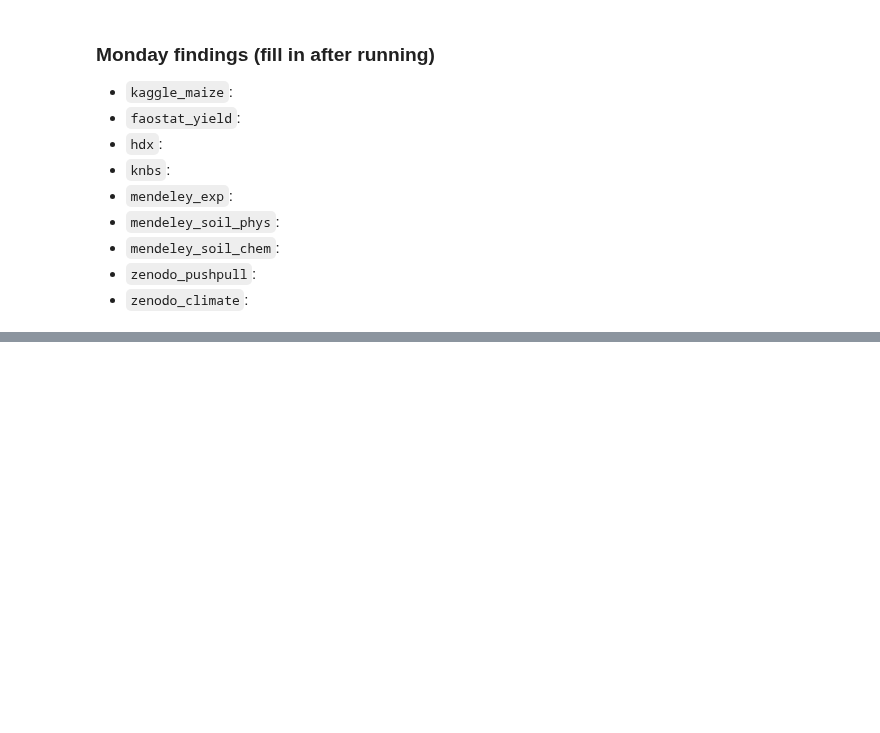
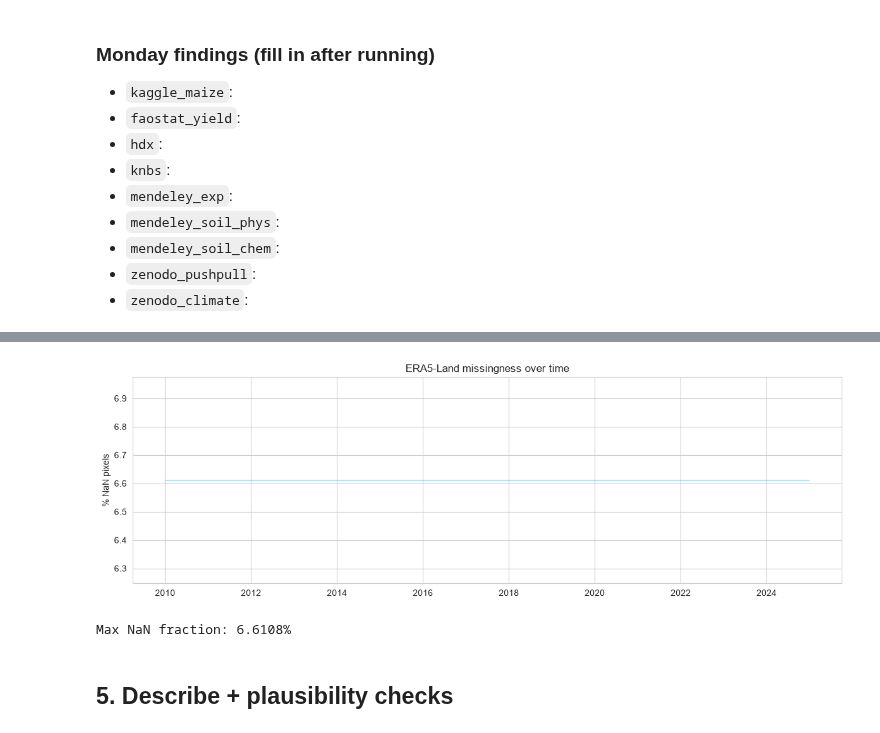
Before and after one commit to alexharonyandega-dev/kenya-climate-data-lab, a Jupyter notebook: notebooks/01_data_exploration.ipynb, the cells around one changed output, grey strips where cells are left out. Drawn from its saved outputs; the diff is of its cells as text; code cells hidden in the pictures; blank space fills up the shorter version.

```diff
--- a/notebooks/01_data_exploration.ipynb
+++ b/notebooks/01_data_exploration.ipynb
@@ -142,0 +147,3 @@ Ndryspls13days    0.00
+# %%
+era5 = xr.open_dataset(RAW / 'era5_temperature_2010_2024.nc')
+print(era5)
@@ -142,0 +312,19 @@ Ndryspls13days    0.00
+# %%
+# ERA5 missingness over time
+da = era5['t2m']
+nan_frac = np.isnan(da.values).mean(axis=(1, 2))
+
+fig, ax = plt.subplots(figsize=(12, 4))
+ax.plot(da.valid_time.values, nan_frac * 100, lw=0.5, color='#0ea5e9')
+ax.set_ylabel('% NaN pixels')
+ax.set_title('ERA5-Land missingness over time')
+plt.tight_layout()
+plt.savefig(FIG_DIR / 'fig_missingness_era5.png', bbox_inches='tight')
+plt.show()
+
+print(f'Max NaN fraction: {nan_frac.max()*100:.4f}%')
+# %% [output]
+[figure, added]
+Max NaN fraction: 6.6108%
+# %% [markdown]
+## 5. Describe + plausibility checks
```
Also changed, not shown: parts of 21 cells of this notebook, 8 other files.
